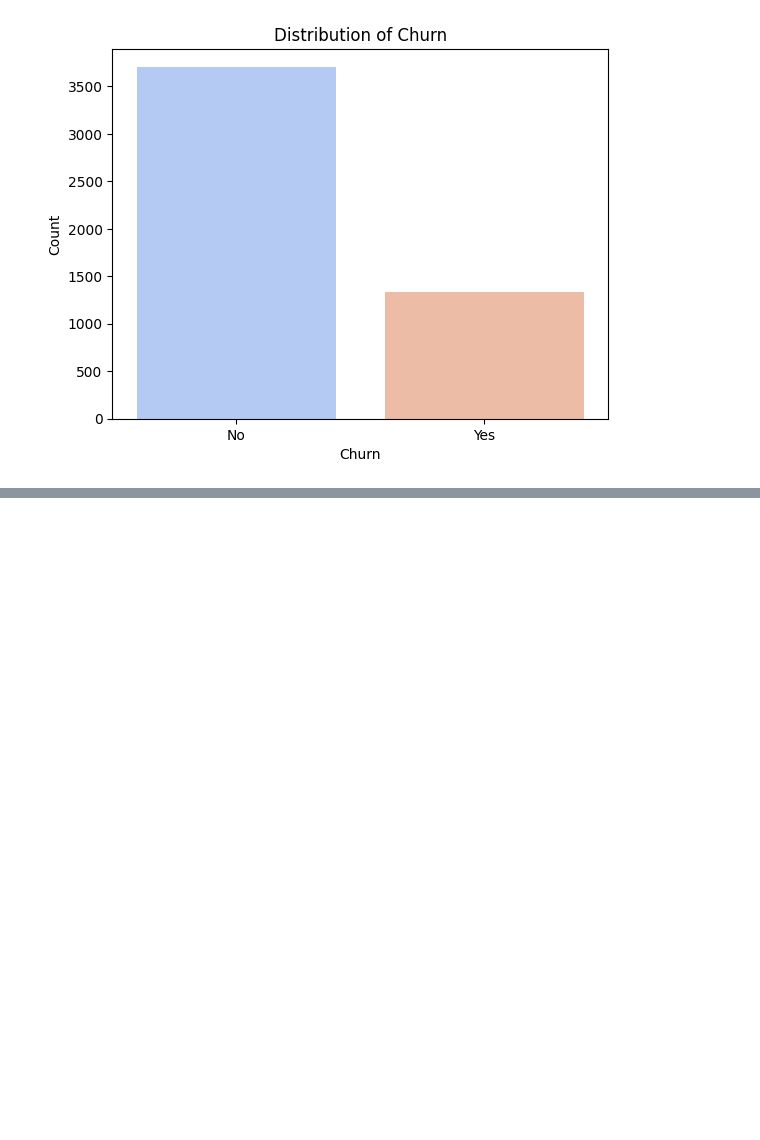
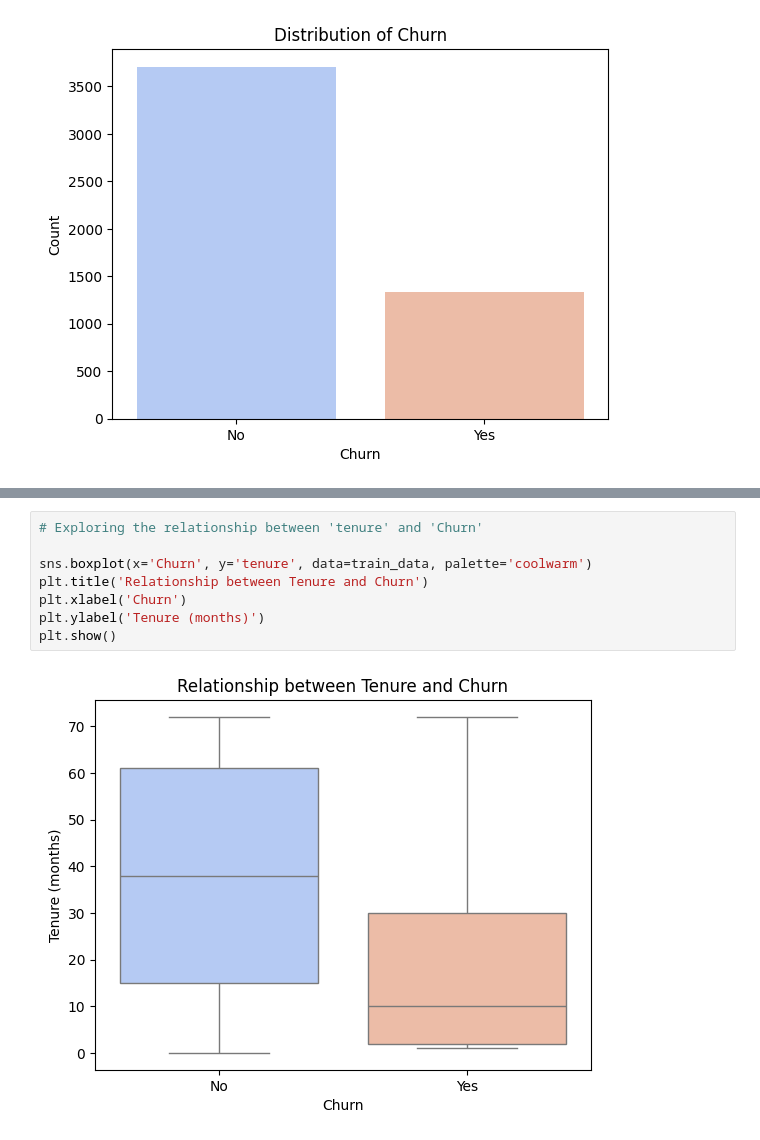
Before and after one commit to Sena-Aku-Agbotse/Customer-Churn-Analysis, a Jupyter notebook: Notebook/main.ipynb, the cells around one changed output, grey strips where cells are left out. Saved outputs shown, nothing was run; the diff lists cells and outputs as text; blank space fills up the shorter version.

```diff
--- a/Notebook/main.ipynb
+++ b/Notebook/main.ipynb
@@ -281,0 +286,10 @@ plt.show()
+# %%
+# Exploring the relationship between 'tenure' and 'Churn'
+
+sns.boxplot(x='Churn', y='tenure', data=train_data, palette='coolwarm')
+plt.title('Relationship between Tenure and Churn')
+plt.xlabel('Churn')
+plt.ylabel('Tenure (months)')
+plt.show()
+# %% [output]
+[figure, added]
```
Also changed, not shown: parts of 6 cells of this notebook.
